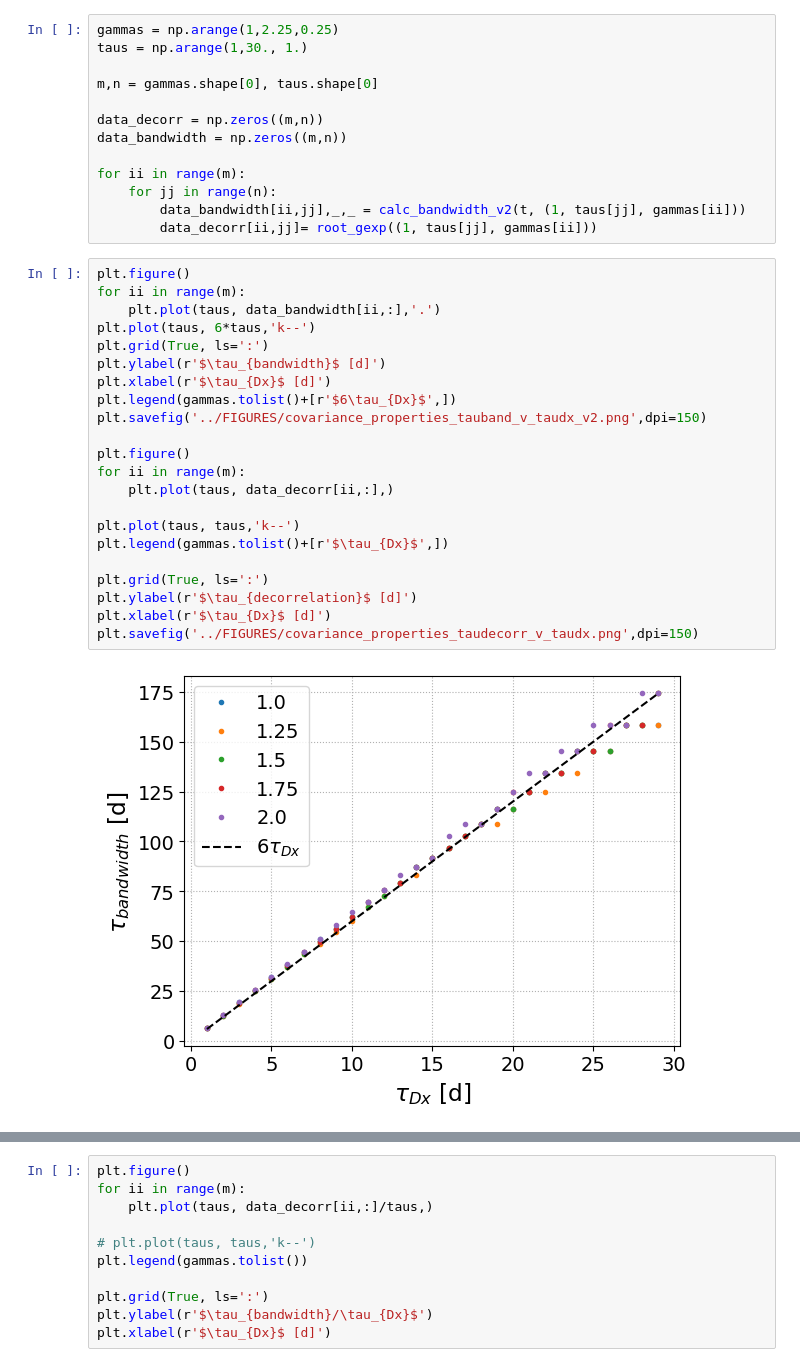
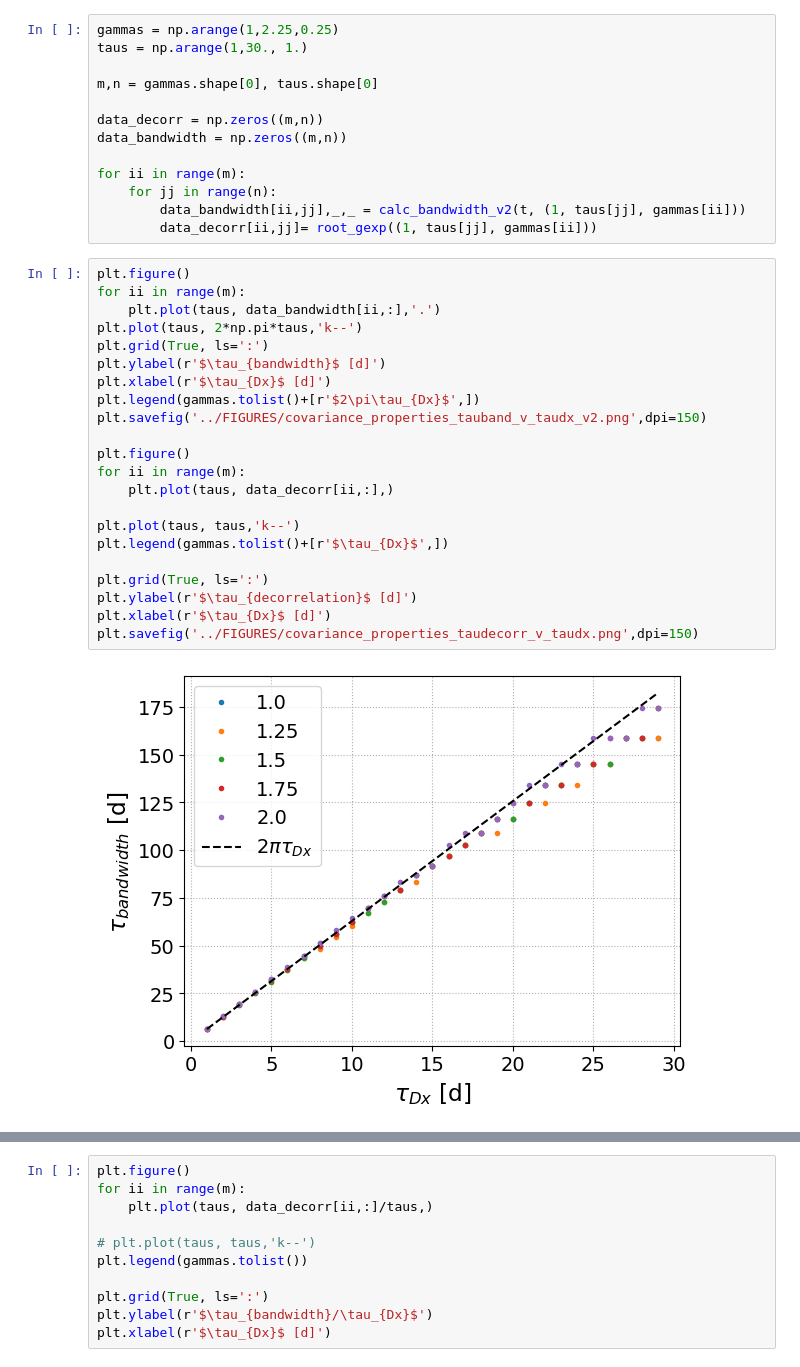
Before and after one commit to mrayson/incoherentitide, a Jupyter notebook: NOTEBOOKS/covariance_model_properties.ipynb, the cells around one changed output, grey strips where cells are left out. Cells and saved outputs as stored; diff of their text form.

```diff
--- a/NOTEBOOKS/covariance_model_properties.ipynb
+++ b/NOTEBOOKS/covariance_model_properties.ipynb
@@ -190,27 +249,27 @@ for ii in range(m):
 # %%
 plt.figure()
 for ii in range(m):
     plt.plot(taus, data_bandwidth[ii,:],'.')
-plt.plot(taus, 6*taus,'k--')
+plt.plot(taus, 2*np.pi*taus,'k--')
 plt.grid(True, ls=':')
 plt.ylabel(r'$\tau_{bandwidth}$ [d]')
 plt.xlabel(r'$\tau_{Dx}$ [d]')
-plt.legend(gammas.tolist()+[r'$6\tau_{Dx}$',])
+plt.legend(gammas.tolist()+[r'$2\pi\tau_{Dx}$',])
 plt.savefig('../FIGURES/covariance_properties_tauband_v_taudx_v2.png',dpi=150)
 
 plt.figure()
 for ii in range(m):
     plt.plot(taus, data_decorr[ii,:],)
 
 plt.plot(taus, taus,'k--')
 plt.legend(gammas.tolist()+[r'$\tau_{Dx}$',])
 
 plt.grid(True, ls=':')
 plt.ylabel(r'$\tau_{decorrelation}$ [d]')
 plt.xlabel(r'$\tau_{Dx}$ [d]')
 plt.savefig('../FIGURES/covariance_properties_taudecorr_v_taudx.png',dpi=150)
 # %% [output]
-[figure, old version]
+[figure, new version]
 [figure]
 # %%
 plt.figure()
```
Also changed, not shown: parts of 7 cells of this notebook, 2 other files.
